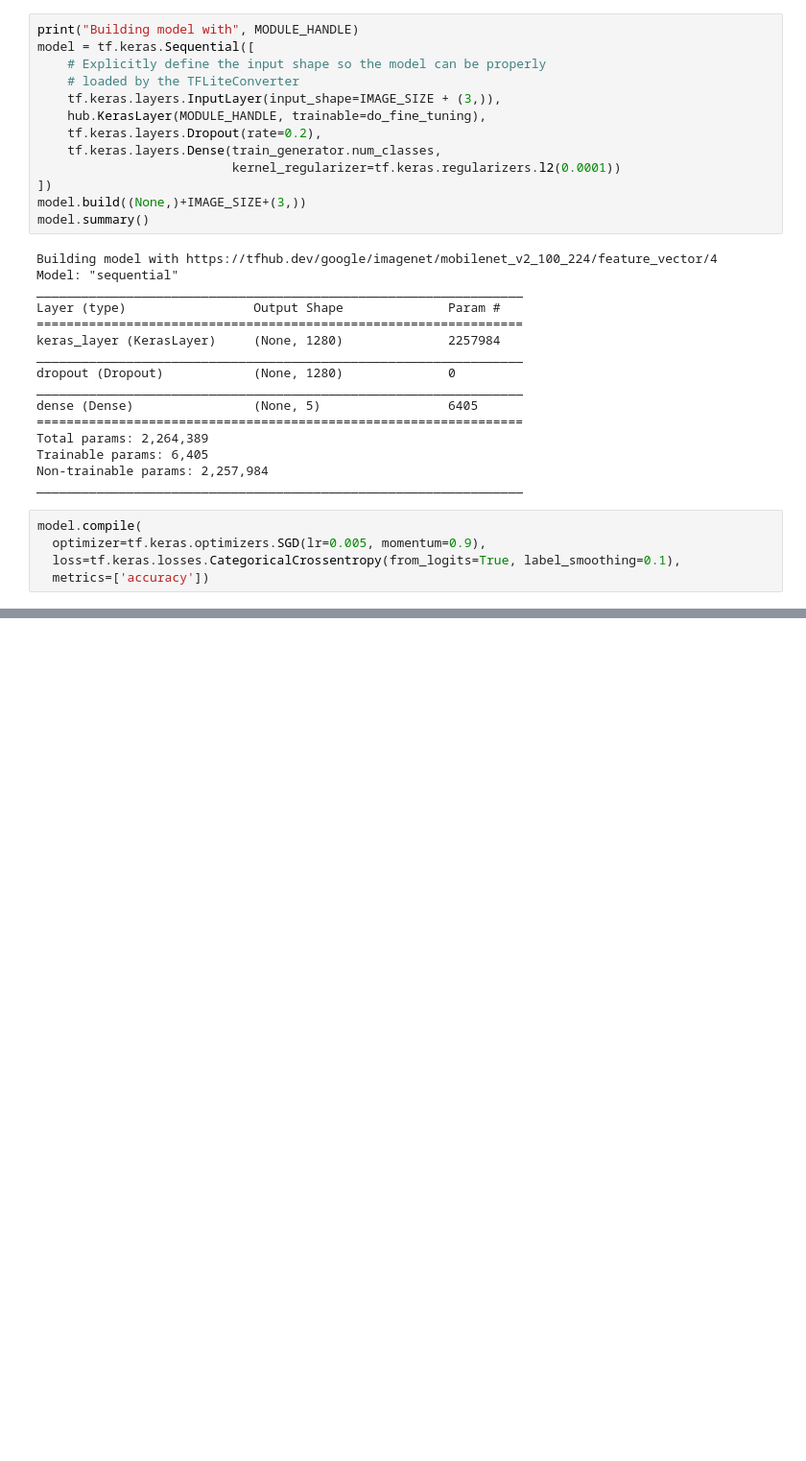
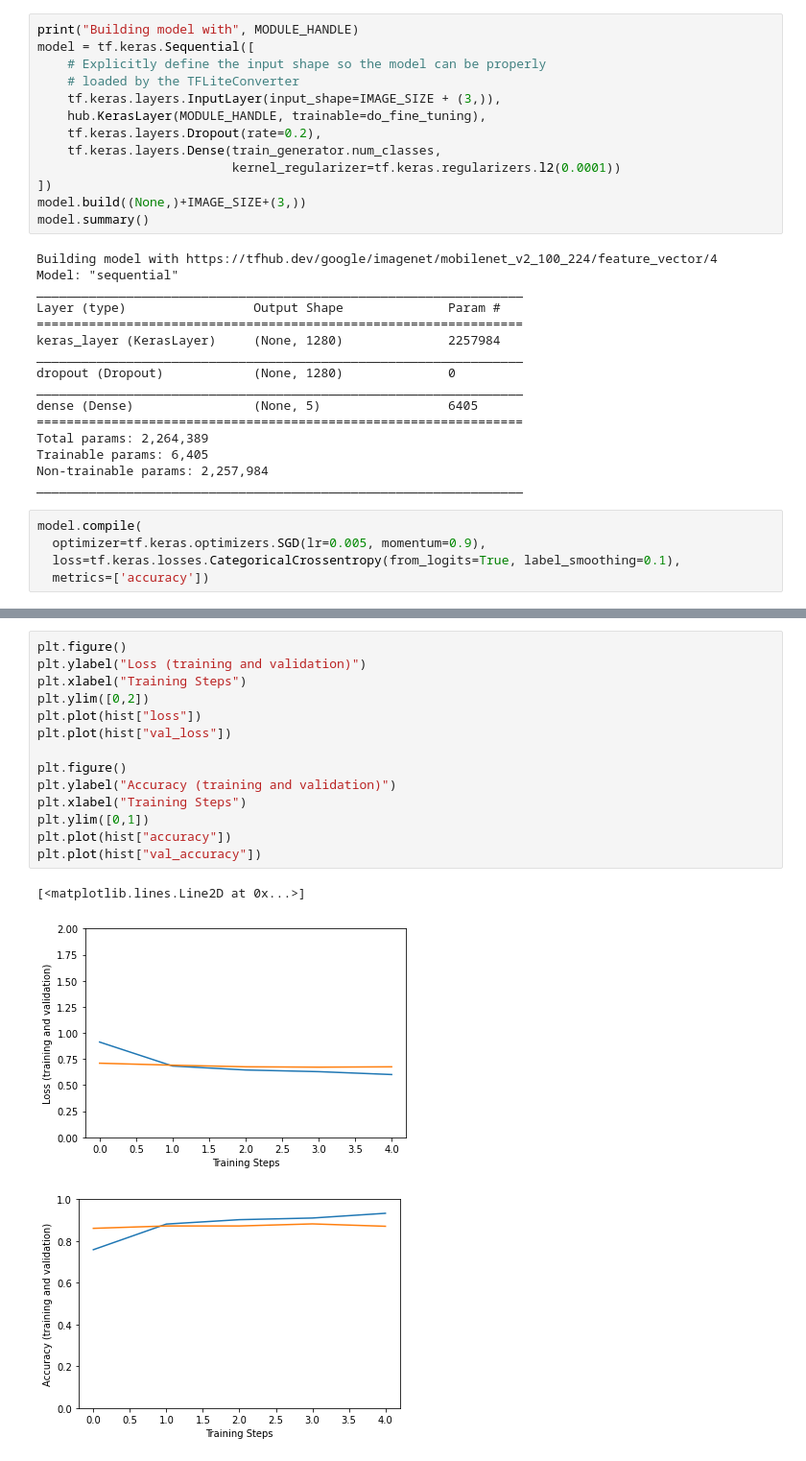
Before and after one commit to rogerthatrob/Practice, a Jupyter notebook: Retraining_an_Image_Classifier.ipynb, the cells around one changed output, grey strips where cells are left out. Shown at 96% size. Drawn from its saved outputs; the diff is of its cells as text; blank space fills up the shorter version.

```diff
--- a/Retraining_an_Image_Classifier.ipynb
+++ b/Retraining_an_Image_Classifier.ipynb
@@ -113,0 +121,18 @@ Epoch 2/5
+# %%
+plt.figure()
+plt.ylabel("Loss (training and validation)")
+plt.xlabel("Training Steps")
+plt.ylim([0,2])
+plt.plot(hist["loss"])
+plt.plot(hist["val_loss"])
+
+plt.figure()
+plt.ylabel("Accuracy (training and validation)")
+plt.xlabel("Training Steps")
+plt.ylim([0,1])
+plt.plot(hist["accuracy"])
+plt.plot(hist["val_accuracy"])
+# %% [output]
+[<matplotlib.lines.Line2D at 0x...>]
+[figure, added]
+[figure, added]
```
Also changed, not shown: parts of 3 cells of this notebook.
